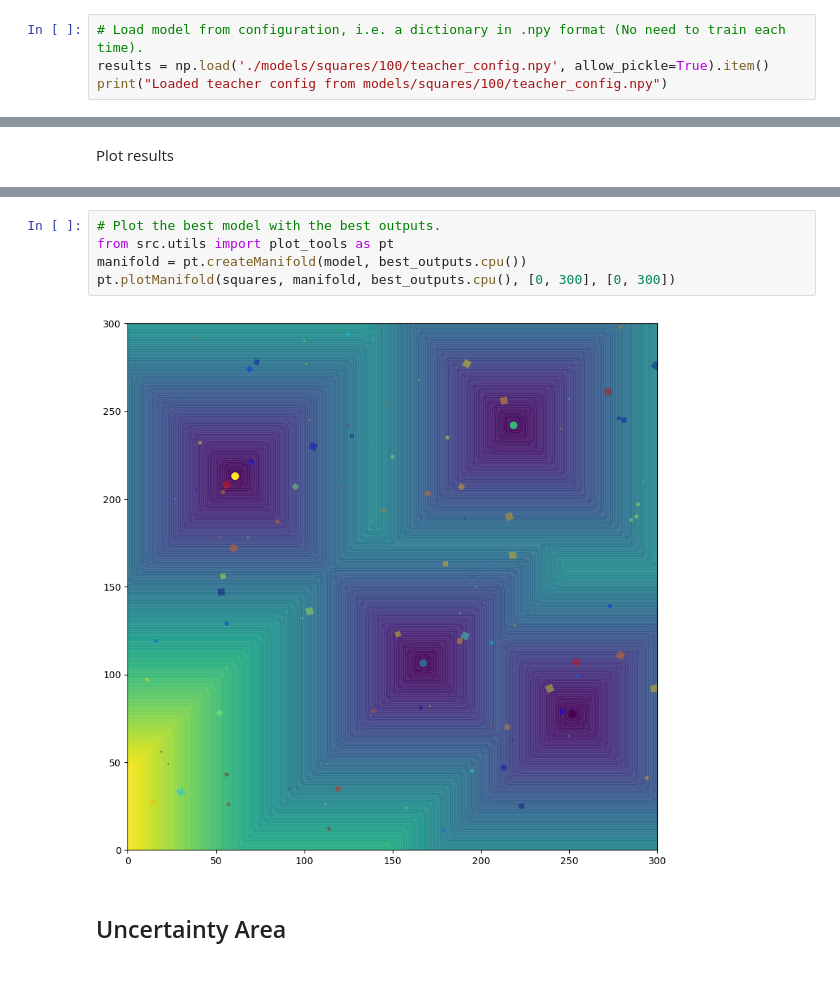
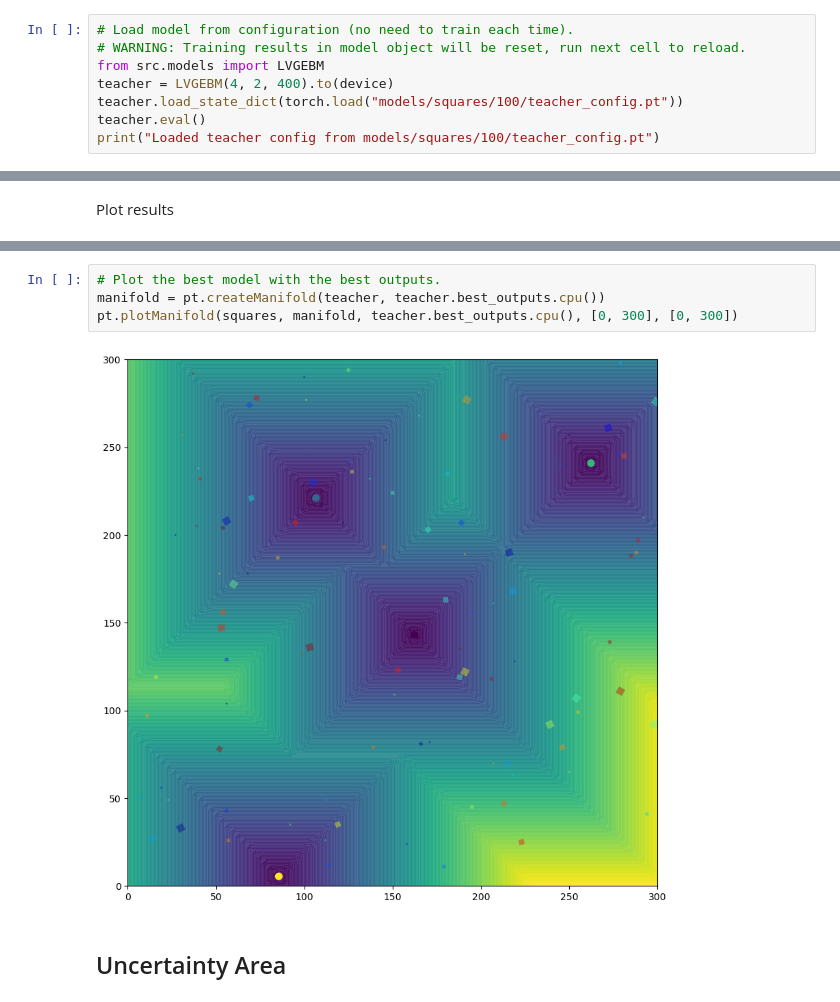
Before and after one commit to PRigas96/GeoCluster, a Jupyter notebook: 1stHierarchy_simple.ipynb, the cells around one changed output, grey strips where cells are left out. Cells and saved outputs as stored; diff of their text form.

```diff
--- a/1stHierarchy_simple.ipynb
+++ b/1stHierarchy_simple.ipynb
@@ -58,5 +74,9 @@ Saved teacher config to models/squares/100/teacher_config.npy
 # %%
-# Load model from configuration, i.e. a dictionary in .npy format (No need to train each time).
-results = np.load('./models/squares/100/teacher_config.npy', allow_pickle=True).item()
-print("Loaded teacher config from models/squares/100/teacher_config.npy")
+# Load model from configuration (no need to train each time).
+# WARNING: Training results in model object will be reset, run next cell to reload.
+from src.models import LVGEBM
+teacher = LVGEBM(4, 2, 400).to(device)
+teacher.load_state_dict(torch.load("models/squares/100/teacher_config.pt"))
+teacher.eval()
+print("Loaded teacher config from models/squares/100/teacher_config.pt")
 # %% [output]
@@ -90,10 +114,9 @@ plot_AM_dem(upper_signal, lower_signal, filtered_signal, signal, best_epoch)
 # %%
 # Plot the best model with the best outputs.
-from src.utils import plot_tools as pt
-manifold = pt.createManifold(model, best_outputs.cpu())
-pt.plotManifold(squares, manifold, best_outputs.cpu(), [0, 300], [0, 300])
+manifold = pt.createManifold(teacher, teacher.best_outputs.cpu())
+pt.plotManifold(squares, manifold, teacher.best_outputs.cpu(), [0, 300], [0, 300])
 # %% [output]
-[figure, old version]
+[figure, new version]
 # %% [markdown]
 ## Uncertainty Area
 # %%
```
Also changed, not shown: parts of 11 cells of this notebook, 3 other files.
